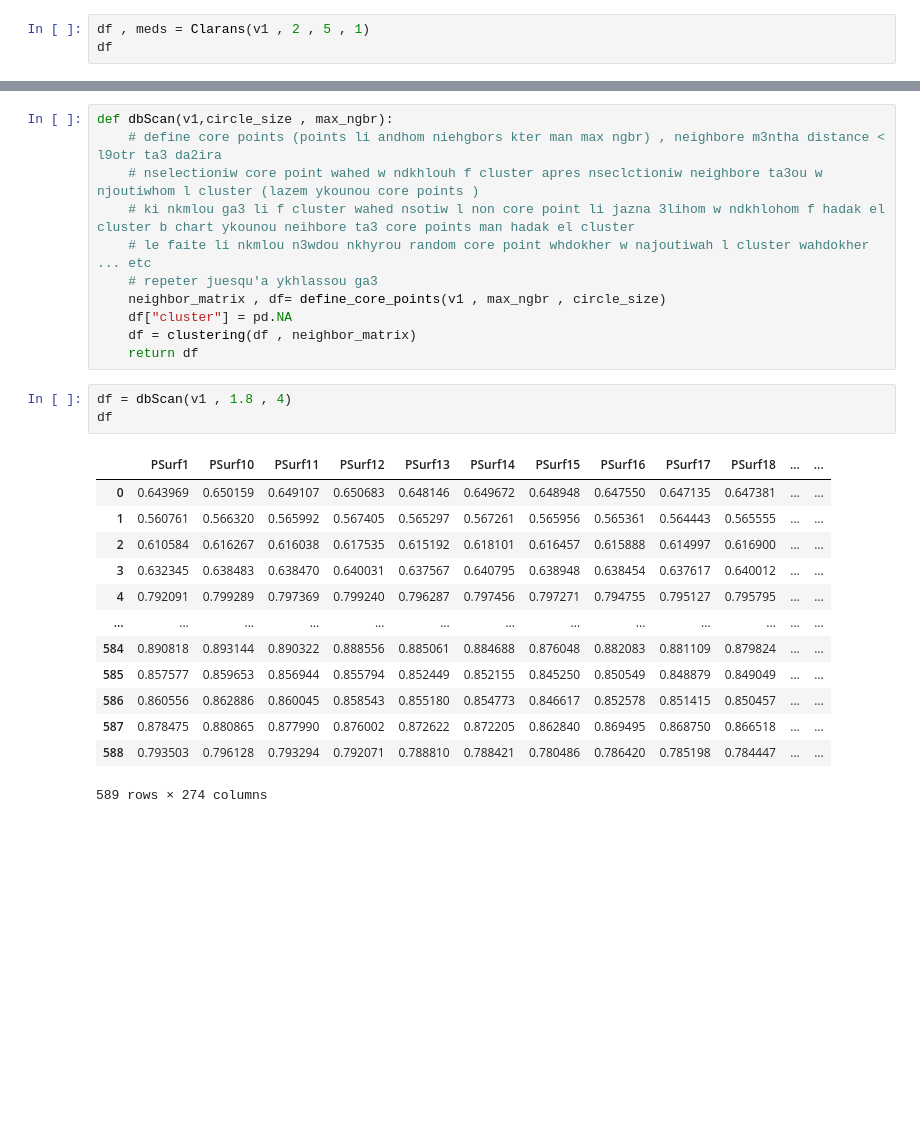
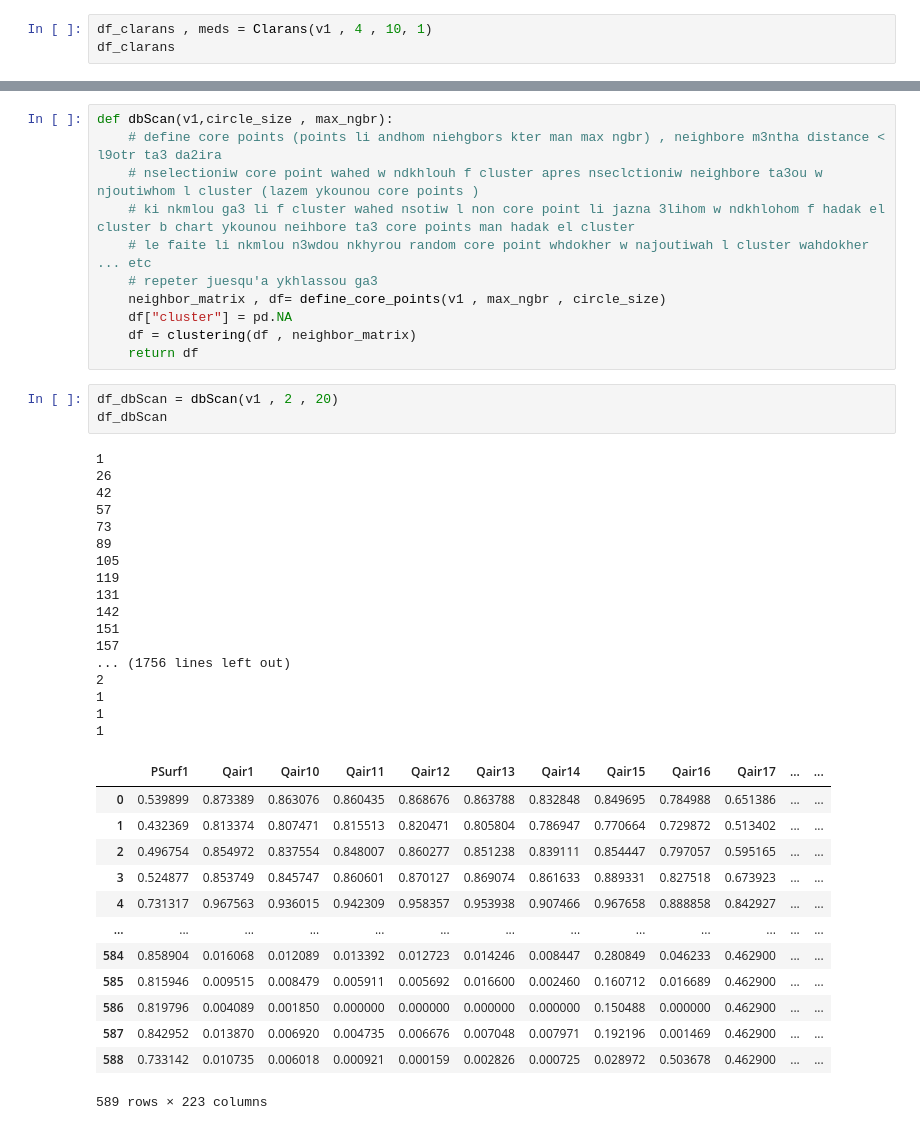
Before and after one commit to grosvenor01/Clustring-Algorithmes-from-scratch, a Jupyter notebook: part2.ipynb, the cells around one changed output, grey strips where cells are left out. Cells and saved outputs as stored; diff of their text form; blank space fills up the shorter version.

```diff
--- a/part2.ipynb
+++ b/part2.ipynb
@@ -397,8 +409,8 @@ def Clarans(v1, nbr_clusters, max_neighbor, numlocal):
 
     return df, global_meds
 # %%
-df , meds = Clarans(v1 , 2 , 5 , 1)
-df
+df_clarans , meds = Clarans(v1 , 4 , 10, 1)
+df_clarans
 # %% [markdown]
 1.2 Generate results file
 # %%
@@ -505,21 +519,38 @@ def dbScan(v1,circle_size , max_ngbr):
     df["cluster"] = pd.NA
     df = clustering(df , neighbor_matrix)
     return df
-# %%
-df = dbScan(v1 , 1.8 , 4)
-df
-# %% [output]
-|  | PSurf1 | PSurf10 | PSurf11 | PSurf12 | PSurf13 | PSurf14 | PSurf15 | PSurf16 | PSurf17 | PSurf18 | ... | ... |
-| 0 | 0.643969 | 0.650159 | 0.649107 | 0.650683 | 0.648146 | 0.649672 | 0.648948 | 0.647550 | 0.647135 | 0.647381 | ... | ... |
-| 1 | 0.560761 | 0.566320 | 0.565992 | 0.567405 | 0.565297 | 0.567261 | 0.565956 | 0.565361 | 0.564443 | 0.565555 | ... | ... |
-| 2 | 0.610584 | 0.616267 | 0.616038 | 0.617535 | 0.615192 | 0.618101 | 0.616457 | 0.615888 | 0.614997 | 0.616900 | ... | ... |
-| 3 | 0.632345 | 0.638483 | 0.638470 | 0.640031 | 0.637567 | 0.640795 | 0.638948 | 0.638454 | 0.637617 | 0.640012 | ... | ... |
-| 4 | 0.792091 | 0.799289 | 0.797369 | 0.799240 | 0.796287 | 0.797456 | 0.797271 | 0.794755 | 0.795127 | 0.795795 | ... | ... |
-| ... | ... | ... | ... | ... | ... | ... | ... | ... | ... | ... | ... | ... |
-| 584 | 0.890818 | 0.893144 | 0.890322 | 0.888556 | 0.885061 | 0.884688 | 0.876048 | 0.882083 | 0.881109 | 0.879824 | ... | ... |
-| 585 | 0.857577 | 0.859653 | 0.856944 | 0.855794 | 0.852449 | 0.852155 | 0.845250 | 0.850549 | 0.848879 | 0.849049 | ... | ... |
-| 586 | 0.860556 | 0.862886 | 0.860045 | 0.858543 | 0.855180 | 0.854773 | 0.846617 | 0.852578 | 0.851415 | 0.850457 | ... | ... |
-| 587 | 0.878475 | 0.880865 | 0.877990 | 0.876002 | 0.872622 | 0.872205 | 0.862840 | 0.869495 | 0.868750 | 0.866518 | ... | ... |
-| 588 | 0.793503 | 0.796128 | 0.793294 | 0.792071 | 0.788810 | 0.788421 | 0.780486 | 0.786420 | 0.785198 | 0.784447 | ... | ... |
-589 rows × 274 columns
+# %%
+df_dbScan = dbScan(v1 , 2 , 20)
+df_dbScan
+# %% [output]
+1
+26
+42
+57
+73
+89
+105
+119
+131
+142
+151
+157
+... (1756 lines left out)
+2
+1
+1
+1
+|  | PSurf1 | Qair1 | Qair10 | Qair11 | Qair12 | Qair13 | Qair14 | Qair15 | Qair16 | Qair17 | ... | ... |
+| 0 | 0.539899 | 0.873389 | 0.863076 | 0.860435 | 0.868676 | 0.863788 | 0.832848 | 0.849695 | 0.784988 | 0.651386 | ... | ... |
+| 1 | 0.432369 | 0.813374 | 0.807471 | 0.815513 | 0.820471 | 0.805804 | 0.786947 | 0.770664 | 0.729872 | 0.513402 | ... | ... |
+| 2 | 0.496754 | 0.854972 | 0.837554 | 0.848007 | 0.860277 | 0.851238 | 0.839111 | 0.854447 | 0.797057 | 0.595165 | ... | ... |
+| 3 | 0.524877 | 0.853749 | 0.845747 | 0.860601 | 0.870127 | 0.869074 | 0.861633 | 0.889331 | 0.827518 | 0.673923 | ... | ... |
+| 4 | 0.731317 | 0.967563 | 0.936015 | 0.942309 | 0.958357 | 0.953938 | 0.907466 | 0.967658 | 0.888858 | 0.842927 | ... | ... |
+| ... | ... | ... | ... | ... | ... | ... | ... | ... | ... | ... | ... | ... |
+| 584 | 0.858904 | 0.016068 | 0.012089 | 0.013392 | 0.012723 | 0.014246 | 0.008447 | 0.280849 | 0.046233 | 0.462900 | ... | ... |
+| 585 | 0.815946 | 0.009515 | 0.008479 | 0.005911 | 0.005692 | 0.016600 | 0.002460 | 0.160712 | 0.016689 | 0.462900 | ... | ... |
+| 586 | 0.819796 | 0.004089 | 0.001850 | 0.000000 | 0.000000 | 0.000000 | 0.000000 | 0.150488 | 0.000000 | 0.462900 | ... | ... |
+| 587 | 0.842952 | 0.013870 | 0.006920 | 0.004735 | 0.006676 | 0.007048 | 0.007971 | 0.192196 | 0.001469 | 0.462900 | ... | ... |
+| 588 | 0.733142 | 0.010735 | 0.006018 | 0.000921 | 0.000159 | 0.002826 | 0.000725 | 0.028972 | 0.503678 | 0.462900 | ... | ... |
+589 rows × 223 columns
 # %%
```
Also changed, not shown: parts of 17 cells of this notebook.
